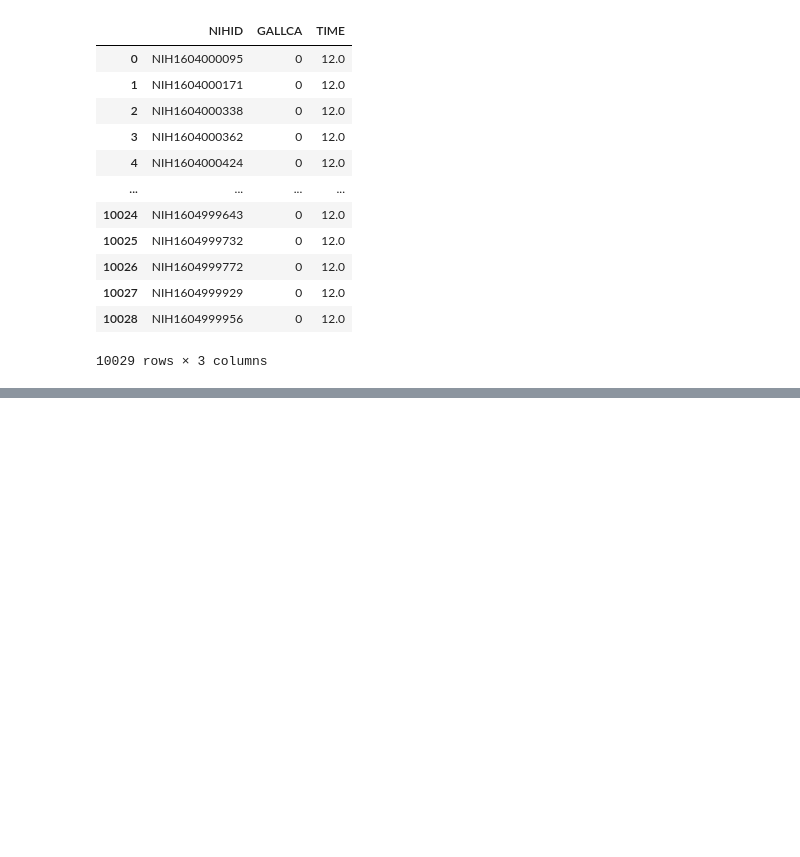
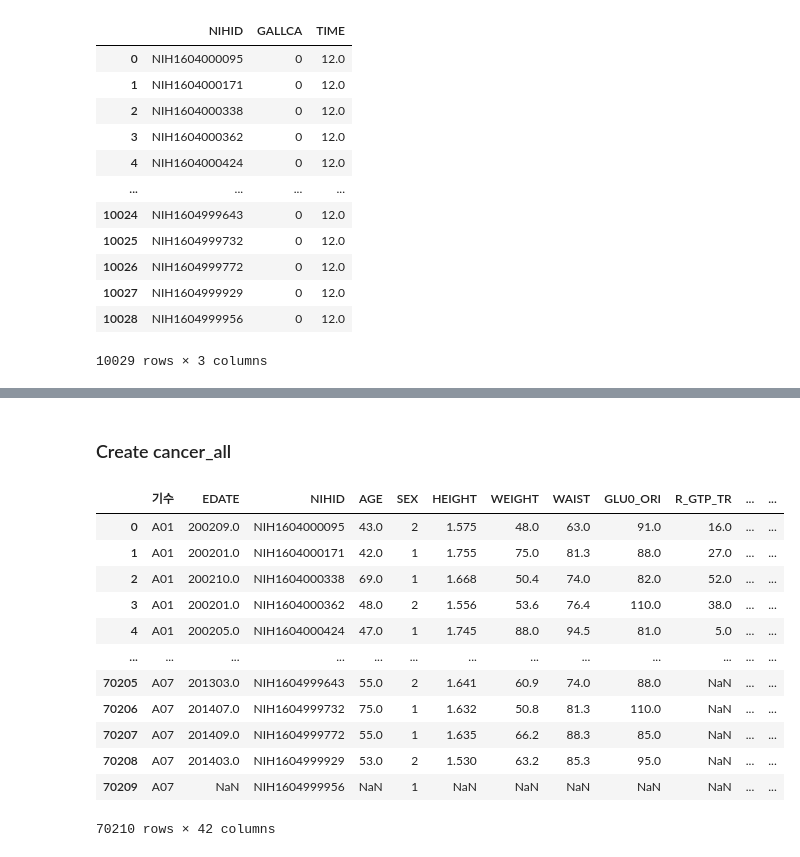
Before and after one commit to ZIO-KIM/SNUlab, a Jupyter notebook: Create Cancer.ipynb, the cells around one changed output, grey strips where cells are left out. Saved outputs shown, nothing was run; the diff lists cells and outputs as text; code cells hidden in the pictures; blank space fills up the shorter version.

```diff
--- a/Create Cancer.ipynb
+++ b/Create Cancer.ipynb
@@ -343,0 +374,19 @@ k.to_csv('data\\Cancer\\GALLCA.csv', encoding = 'euc-kr', index = False)
+# %% [markdown]
+### Create cancer_all
+# %%
+final = pd.read_csv('data\\MME_.csv', encoding = 'euc-kr')
+final
+# %% [output]
+|  | 기수 | EDATE | NIHID | AGE | SEX | HEIGHT | WEIGHT | WAIST | GLU0_ORI | R_GTP_TR | ... | ... |
+| 0 | A01 | 200209.0 | NIH1604000095 | 43.0 | 2 | 1.575 | 48.0 | 63.0 | 91.0 | 16.0 | ... | ... |
+| 1 | A01 | 200201.0 | NIH1604000171 | 42.0 | 1 | 1.755 | 75.0 | 81.3 | 88.0 | 27.0 | ... | ... |
+| 2 | A01 | 200210.0 | NIH1604000338 | 69.0 | 1 | 1.668 | 50.4 | 74.0 | 82.0 | 52.0 | ... | ... |
+| 3 | A01 | 200201.0 | NIH1604000362 | 48.0 | 2 | 1.556 | 53.6 | 76.4 | 110.0 | 38.0 | ... | ... |
+| 4 | A01 | 200205.0 | NIH1604000424 | 47.0 | 1 | 1.745 | 88.0 | 94.5 | 81.0 | 5.0 | ... | ... |
+| ... | ... | ... | ... | ... | ... | ... | ... | ... | ... | ... | ... | ... |
+| 70205 | A07 | 201303.0 | NIH1604999643 | 55.0 | 2 | 1.641 | 60.9 | 74.0 | 88.0 | NaN | ... | ... |
+| 70206 | A07 | 201407.0 | NIH1604999732 | 75.0 | 1 | 1.632 | 50.8 | 81.3 | 110.0 | NaN | ... | ... |
+| 70207 | A07 | 201409.0 | NIH1604999772 | 55.0 | 1 | 1.635 | 66.2 | 88.3 | 85.0 | NaN | ... | ... |
+| 70208 | A07 | 201403.0 | NIH1604999929 | 53.0 | 2 | 1.530 | 63.2 | 85.3 | 95.0 | NaN | ... | ... |
+| 70209 | A07 | NaN | NIH1604999956 | NaN | 1 | NaN | NaN | NaN | NaN | NaN | ... | ... |
+70210 rows × 42 columns
```
Also changed, not shown: parts of 18 cells of this notebook, 5 other files.
